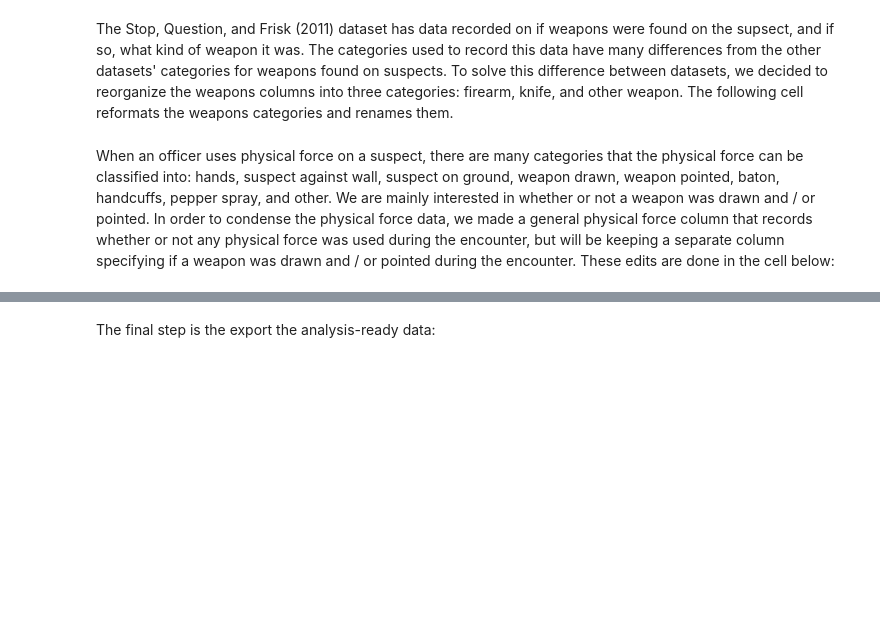
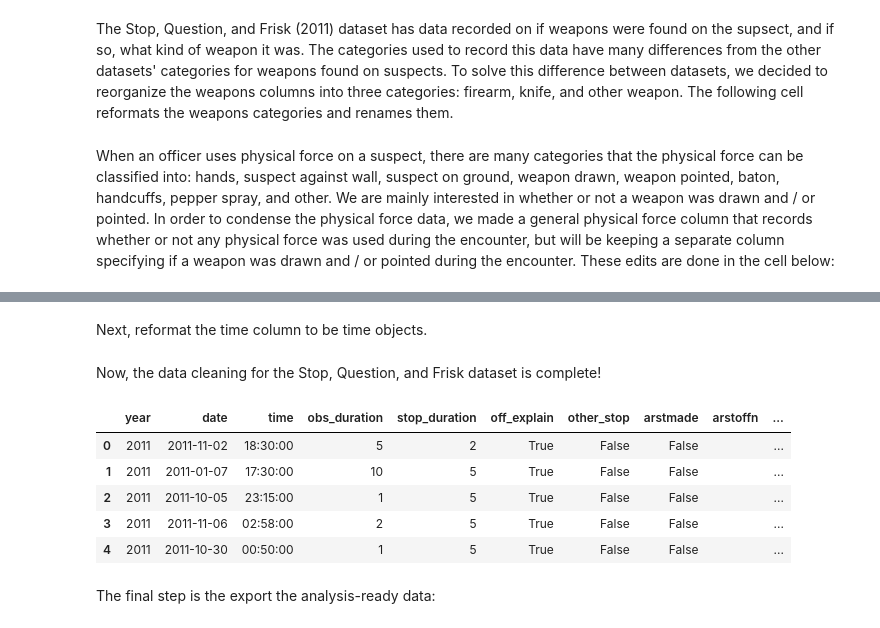
Before and after one commit to leajv123/Data-Science-Project-2950-, a Jupyter notebook: dataSciFinalProjectFINAL.ipynb, the cells around one changed output, grey strips where cells are left out. Cells and saved outputs as stored; diff of their text form; code cells hidden in the pictures; blank space fills up the shorter version.

Commit message:
Finalized 2011 Data Cleaning

```diff
--- a/dataSciFinalProjectFINAL.ipynb
+++ b/dataSciFinalProjectFINAL.ipynb
@@ -93,0 +86,3 @@ sqf2011_copy5.head()
+# %%
+sqf2011_sample = sqf2011_copy5.sample(frac = 0.10)
+sqf2011_sample = sqf2011_sample.reset_index(drop=True)
@@ -94,3 +104,52 @@ sqf2011_copy5.head()
+# %%
+def zeroPad_for_date (string):
+    """ Convert a given date to zero-padded date. """
+    return "0" + string
+
+dates_str = [str(i) for i in sqf2011_sample1['date']]
+
+padded_dates = [zeroPad_for_date(date) if len(date) != 8 else date for date in dates_str]
+
+sqf2011_sample2 = sqf2011_sample1.copy()
+
+sqf2011_sample1['date'] = padded_dates
+sqf2011_sample2['date'] = pd.to_datetime(sqf2011_sample1['date'], format = "%m%d%Y")
+# %% [markdown]
+Next, reformat the time column to be time objects.
+# %%
+def zeroPad_for_time (string):
+    """ Convert a string of time to a zero-padded time. """
+    if (len(string) == 1):
+        return "000" + string
+    elif (len(string) == 2):
+        return "00" + string
+    else:
+        return "0" + string
+
+times_str = [str(i) for i in sqf2011_sample2['time']]
+
+padded_times = [zeroPad_for_time(time) if len(time) != 4 else time for time in times_str]
+
+sqf2011_sample2['time'] = padded_times
+
+sqf2011_sample3 = sqf2011_sample2.copy()
+
+sqf2011_sample3['time'] = pd.to_datetime(sqf2011_sample2['time'], format = "%H%M")
+# %%
+times_only = [i.time() for i in sqf2011_sample3['time']]
+sqf2011_sample3['time'] = times_only
+# %% [markdown]
+Now, the data cleaning for the Stop, Question, and Frisk dataset is complete!
+# %%
+pd.set_option('display.max_columns', None)
+sqf2011_sample3.head()
+# %% [output]
+|  | year | date | time | obs_duration | stop_duration | off_explain | other_stop | arstmade | arstoffn | ... |
+| 0 | 2011 | 2011-11-02 | 18:30:00 | 5 | 2 | True | False | False |  | ... |
+| 1 | 2011 | 2011-01-07 | 17:30:00 | 10 | 5 | True | False | False |  | ... |
+| 2 | 2011 | 2011-10-05 | 23:15:00 | 1 | 5 | True | False | False |  | ... |
+| 3 | 2011 | 2011-11-06 | 02:58:00 | 2 | 5 | True | False | False |  | ... |
+| 4 | 2011 | 2011-10-30 | 00:50:00 | 1 | 5 | True | False | False |  | ... |
 # %% [markdown]
 The final step is the export the analysis-ready data:
 # %%
```
Also changed, not shown: parts of 11 cells of this notebook, 1 other file.
